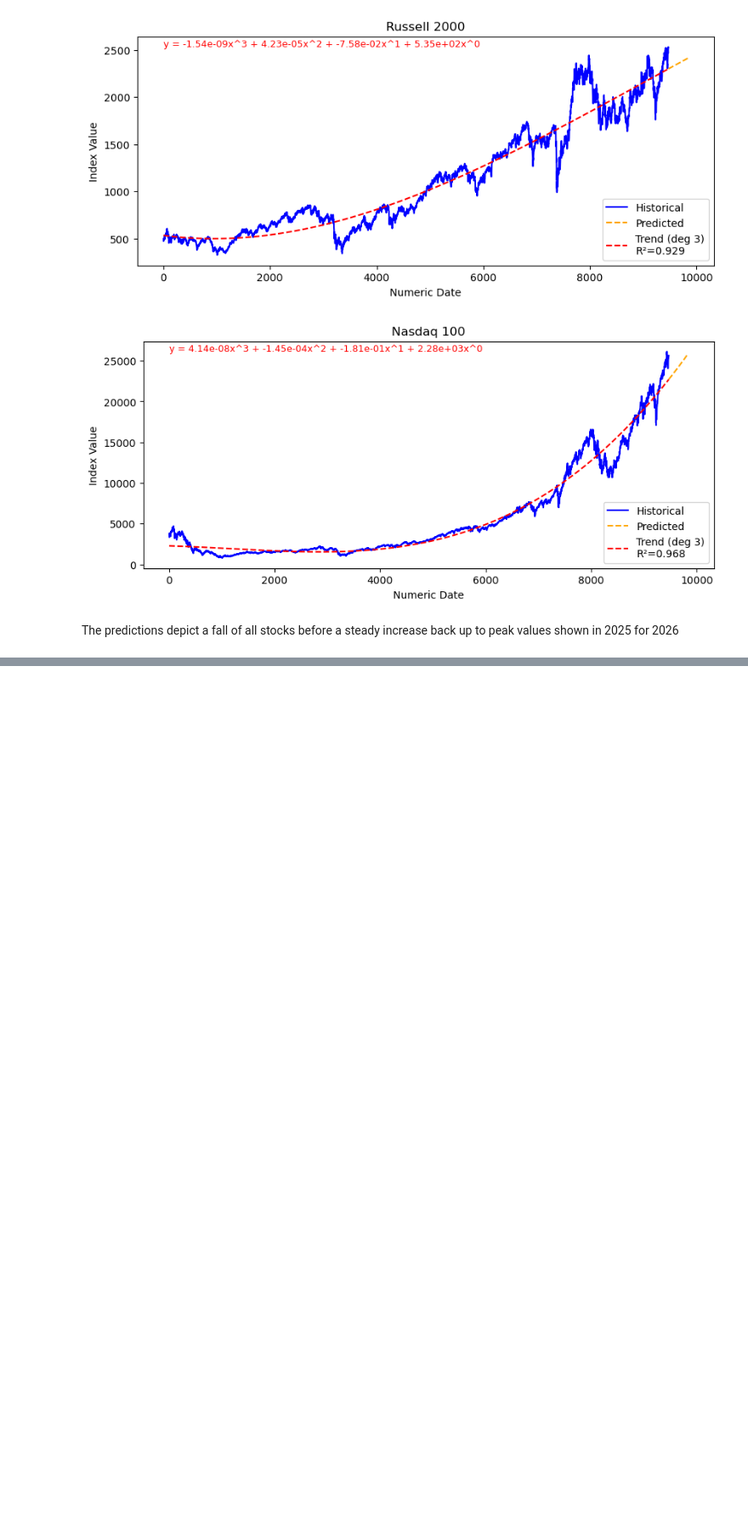
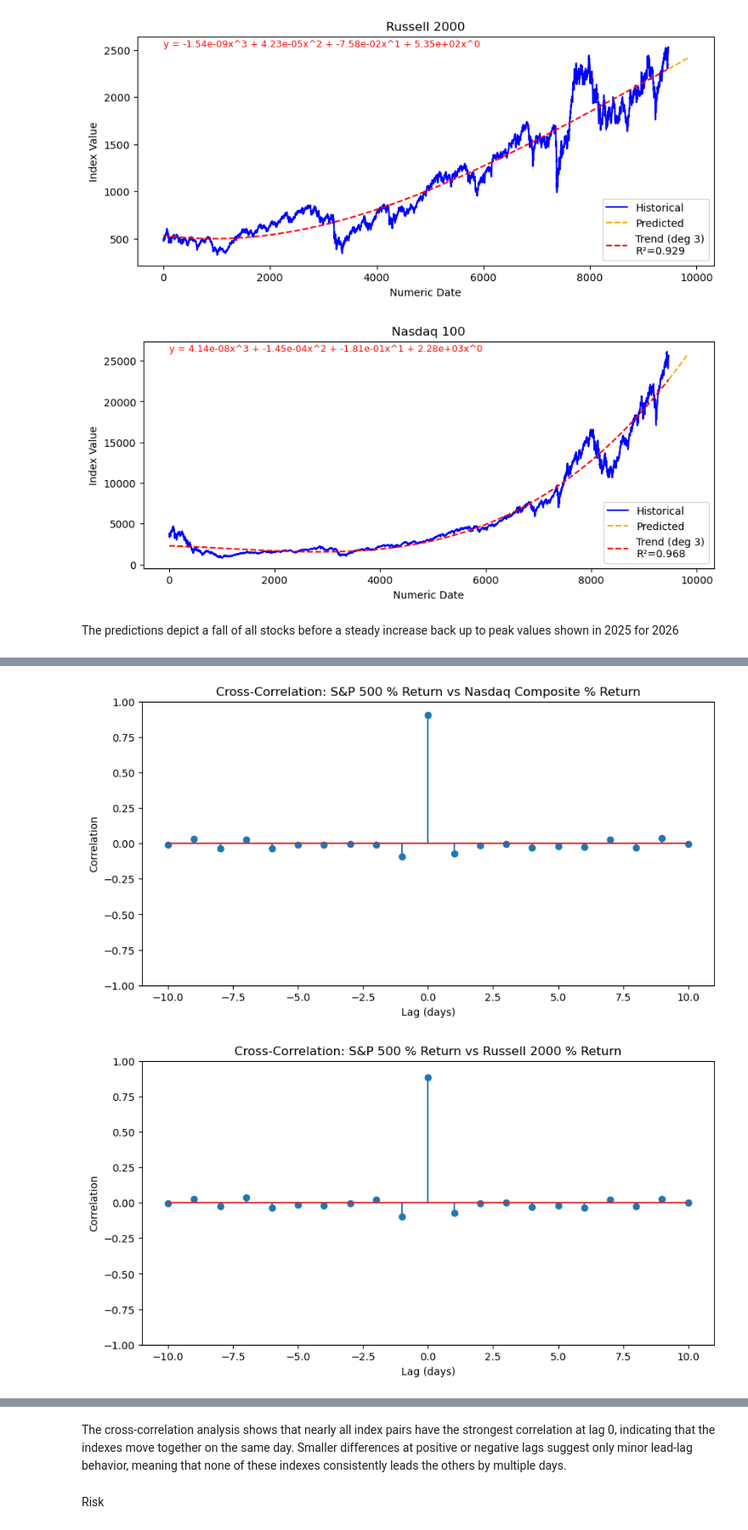
Before and after one commit to ewlemon/Stock-Project, a Jupyter notebook: Jupyter Project 1.ipynb, the cells around one changed output, grey strips where cells are left out. Shown at 85% size. Cells and saved outputs as stored; diff of their text form; code cells hidden in the pictures; blank space fills up the shorter version.

```diff
--- a/Jupyter Project 1.ipynb
+++ b/Jupyter Project 1.ipynb
@@ -354,0 +398,28 @@ Small-cap stocks (Russell 2000) provide slightly different behavior, which could
+# %%
+pairs = [
+    ('S&P 500 % Return', 'Nasdaq Composite % Return'),
+    ('S&P 500 % Return', 'Russell 2000 % Return'),
+    ('Nasdaq Composite % Return', 'Russell 2000 % Return'),
+    ('Nasdaq 100 % Return', 'Russell 2000 % Return'),
+    ('Dow Jones % Return', 'Nasdaq 100 % Return')
+]
+
+lags = range(-10, 11)  # Lag window: -10 to +10 days
+
+# Loop through each pair and plot the cross-correlation
+for col1, col2 in pairs:
+    series1 = df[col1].dropna()
+    series2 = df[col2].dropna()
+
+    cross_corr = [series1.corr(series2.shift(lag)) for lag in lags]
+
+    plt.figure(figsize=(10,5))
+    plt.stem(lags, cross_corr)
+    plt.title(f"Cross-Correlation: {col1} vs {col2}")
+    plt.xlabel("Lag (days)")
+    plt.ylabel("Correlation")
+    plt.ylim(-1,1)  # Keep consistent y-axis
+    plt.show()
+# %% [output]
+[figure, added]
+[figure, added]
@@ -354,0 +429,4 @@ Small-cap stocks (Russell 2000) provide slightly different behavior, which could
+# %% [markdown]
+The cross-correlation analysis shows that nearly all index pairs have the strongest correlation at lag 0, indicating that the indexes move together on the same day. Smaller differences at positive or negative lags suggest only minor lead-lag behavior, meaning that none of these indexes consistently leads the others by multiple days.
+# %% [markdown]
+Risk
```
Also changed, not shown: parts of 23 cells of this notebook.
